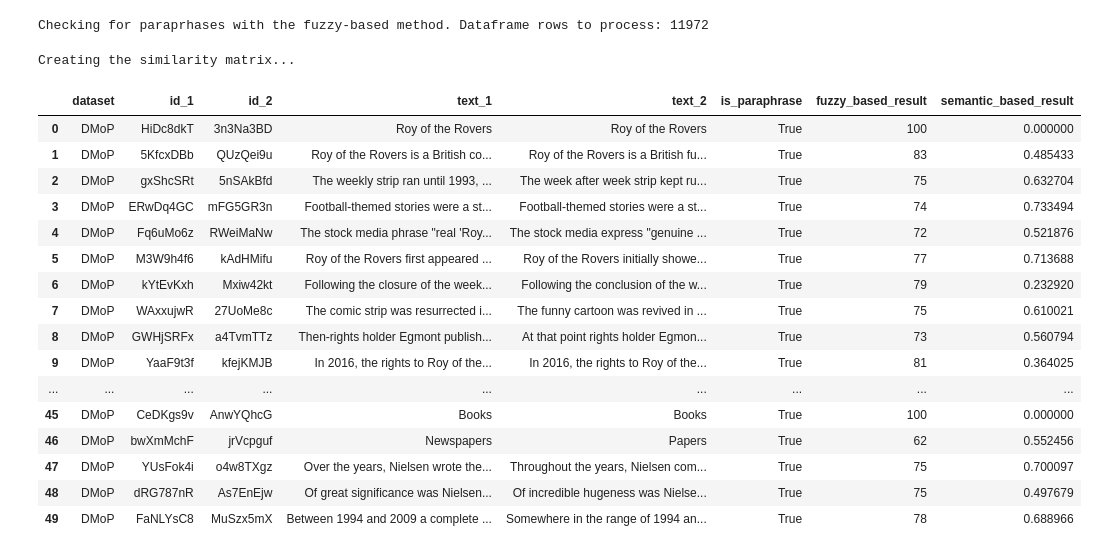
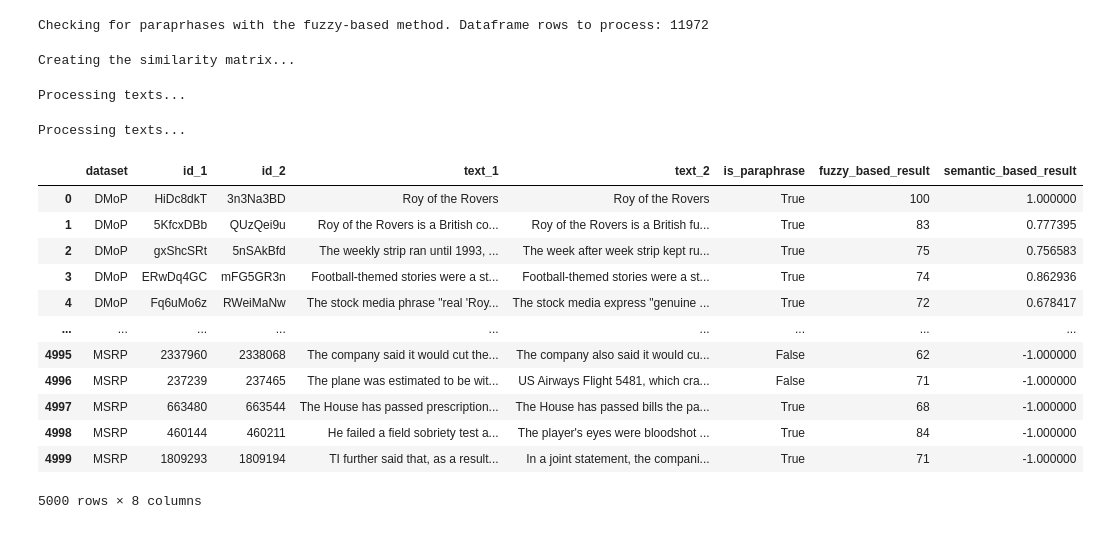
Before and after one commit to jonas-becker/pd-human-vs-machine-content, a Jupyter notebook: paraphrase_detection.ipynb, the cells around one changed output. Saved outputs shown, nothing was run; the diff lists cells and outputs as text; code cells hidden in the pictures.

```diff
--- a/paraphrase_detection.ipynb
+++ b/paraphrase_detection.ipynb
@@ -55,7 +55,7 @@ def preprocess(doc):
         doc = sub(r'http[s]?://(?:[a-zA-Z]|[0-9]|[$-_@.&+]|[!*\(\),]|(?:%[0-9a-fA-F][0-9a-fA-F]))+', " url_token ", doc)
         return [token for token in simple_preprocess(doc, min_len=0, max_len=float("inf")) if token not in stopwords]
 # %%
-def check_semantic(corpus, string_2, similarity_index, similarity_matrix):
+def check_semantic(corpus, string_2, similarity_matrix):
 
     query = preprocess(string_2)
 
@@ -69,8 +69,6 @@ corpus = [ preprocess(document) for document in list(df["text_1"]) ]
 glove = api.load("glove-wiki-gigaword-50")
 similarity_index = WordEmbeddingSimilarityIndex(glove)
 # %%
-semantic_results = []
-
 # Build the term dictionary, TF-idf model
 dictionary = Dictionary(corpus)
 tfidf = TfidfModel(dictionary=dictionary)
@@ -78,38 +76,32 @@ tfidf = TfidfModel(dictionary=dictionary)
 # Create the term similarity matrix.
 print("Creating the similarity matrix...")
 similarity_matrix = SparseTermSimilarityMatrix(similarity_index, dictionary, tfidf)     #takes a long time
-
-print("Processing texts...")
-for i, row in tqdm(df.iterrows(), total=df.shape[0]):
-    if i >= 50:
-        semantic_results.append(-1)
-    else:
-        #print(check_semantic(row["text_1"], row["text_2"]))
-        #print(check_semantic(corpus, row["text_2"], similarity_index, similarity_matrix)[i])
-        semantic_results.append(check_semantic(corpus, row["text_2"], similarity_index, similarity_matrix)[i])
-
-
-
-df[SEMANTIC] = semantic_results
 # %% [output]
 Creating the similarity matrix...
+Processing texts...
+# %%
+print("Processing texts...")
+semantic_results = []
+for i, row in tqdm(df.iterrows(), total=df.shape[0]):
+    #print(check_semantic(corpus, row["text_2"], similarity_index, similarity_matrix)[i])
+    semantic_results.append(check_semantic(corpus, row["text_2"], similarity_matrix)[i])
+
+df[SEMANTIC] = semantic_results
+# %% [output]
+Processing texts...
 # %%
-df.head(50)
+df.head(5000)
 # %% [output]
 |  | dataset | id_1 | id_2 | text_1 | text_2 | is_paraphrase | fuzzy_based_result | semantic_based_result |
-| 0 | DMoP | HiDc8dkT | 3n3Na3BD | Roy of the Rovers | Roy of the Rovers | True | 100 | 0.000000 |
-| 1 | DMoP | 5KfcxDBb | QUzQei9u | Roy of the Rovers is a British co... | Roy of the Rovers is a British fu... | True | 83 | 0.485433 |
-| 2 | DMoP | gxShcSRt | 5nSAkBfd | The weekly strip ran until 1993, ... | The week after week strip kept ru... | True | 75 | 0.632704 |
-| 3 | DMoP | ERwDq4GC | mFG5GR3n | Football-themed stories were a st... | Football-themed stories were a st... | True | 74 | 0.733494 |
-| 4 | DMoP | Fq6uMo6z | RWeiMaNw | The stock media phrase "real 'Roy... | The stock media express "genuine ... | True | 72 | 0.521876 |
-| 5 | DMoP | M3W9h4f6 | kAdHMifu | Roy of the Rovers first appeared ... | Roy of the Rovers initially showe... | True | 77 | 0.713688 |
-| 6 | DMoP | kYtEvKxh | Mxiw42kt | Following the closure of the week... | Following the conclusion of the w... | True | 79 | 0.232920 |
-| 7 | DMoP | WAxxujwR | 27UoMe8c | The comic strip was resurrected i... | The funny cartoon was revived in ... | True | 75 | 0.610021 |
-| 8 | DMoP | GWHjSRFx | a4TvmTTz | Then-rights holder Egmont publish... | At that point rights holder Egmon... | True | 73 | 0.560794 |
-| 9 | DMoP | YaaF9t3f | kfejKMJB | In 2016, the rights to Roy of the... | In 2016, the rights to Roy of the... | True | 81 | 0.364025 |
+| 0 | DMoP | HiDc8dkT | 3n3Na3BD | Roy of the Rovers | Roy of the Rovers | True | 100 | 1.000000 |
+| 1 | DMoP | 5KfcxDBb | QUzQei9u | Roy of the Rovers is a British co... | Roy of the Rovers is a British fu... | True | 83 | 0.777395 |
+| 2 | DMoP | gxShcSRt | 5nSAkBfd | The weekly strip ran until 1993, ... | The week after week strip kept ru... | True | 75 | 0.756583 |
+| 3 | DMoP | ERwDq4GC | mFG5GR3n | Football-themed stories were a st... | Football-themed stories were a st... | True | 74 | 0.862936 |
+| 4 | DMoP | Fq6uMo6z | RWeiMaNw | The stock media phrase "real 'Roy... | The stock media express "genuine ... | True | 72 | 0.678417 |
 | ... | ... | ... | ... | ... | ... | ... | ... | ... |
-| 45 | DMoP | CeDKgs9v | AnwYQhcG | Books | Books | True | 100 | 0.000000 |
-| 46 | DMoP | bwXmMchF | jrVcpguf | Newspapers | Papers | True | 62 | 0.552456 |
-| 47 | DMoP | YUsFok4i | o4w8TXgz | Over the years, Nielsen wrote the... | Throughout the years, Nielsen com... | True | 75 | 0.700097 |
-| 48 | DMoP | dRG787nR | As7EnEjw | Of great significance was Nielsen... | Of incredible hugeness was Nielse... | True | 75 | 0.497679 |
-| 49 | DMoP | FaNLYsC8 | MuSzx5mX | Between 1994 and 2009 a complete ... | Somewhere in the range of 1994 an... | True | 78 | 0.688966 |
+| 4995 | MSRP | 2337960 | 2338068 | The company said it would cut the... | The company also said it would cu... | False | 62 | -1.000000 |
+| 4996 | MSRP | 237239 | 237465 | The plane was estimated to be wit... | US Airways Flight 5481, which cra... | False | 71 | -1.000000 |
+| 4997 | MSRP | 663480 | 663544 | The House has passed prescription... | The House has passed bills the pa... | True | 68 | -1.000000 |
+| 4998 | MSRP | 460144 | 460211 | He failed a field sobriety test a... | The player's eyes were bloodshot ... | True | 84 | -1.000000 |
+| 4999 | MSRP | 1809293 | 1809194 | TI further said that, as a result... | In a joint statement, the compani... | True | 71 | -1.000000 |
+5000 rows × 8 columns
```
